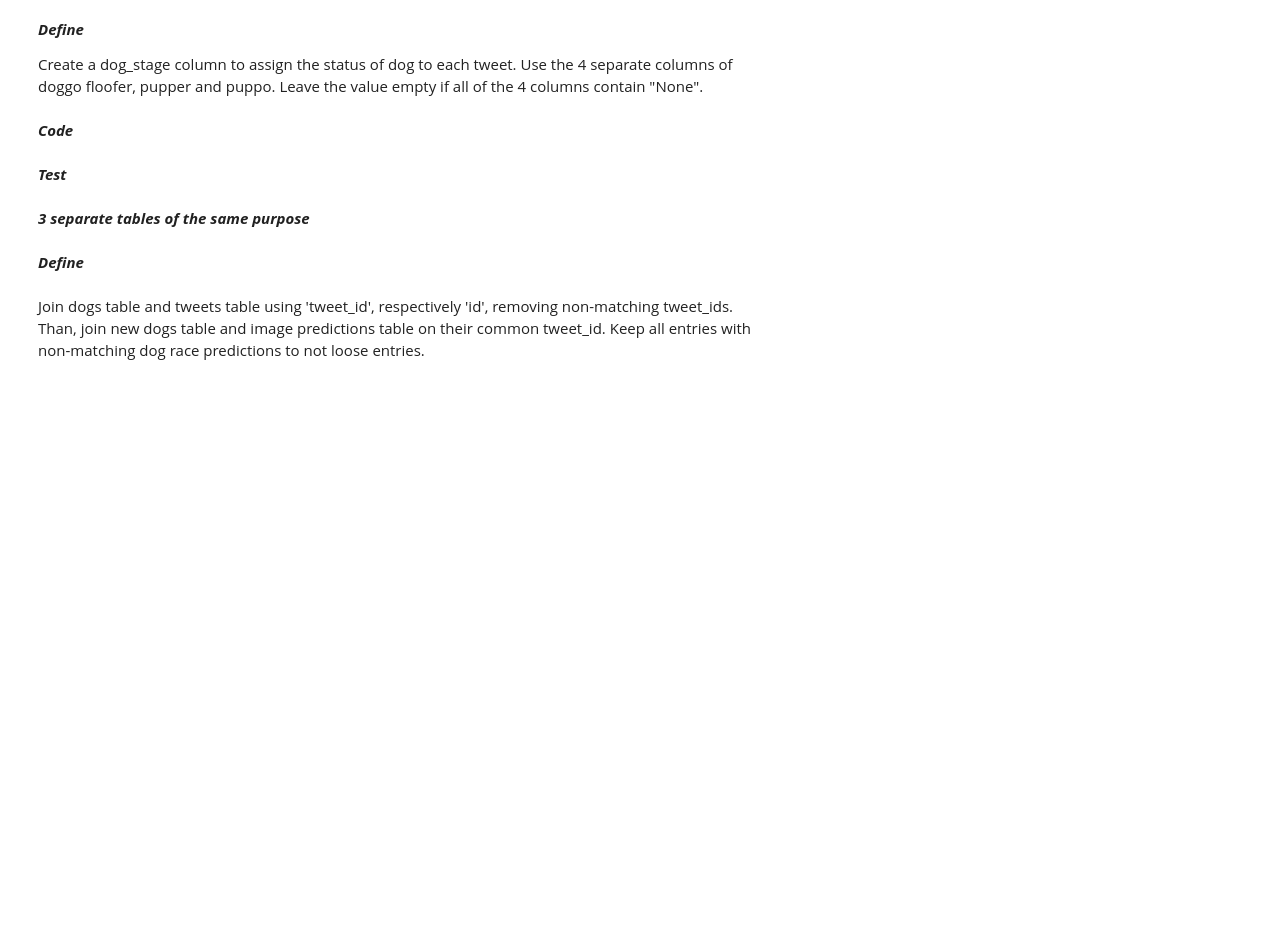
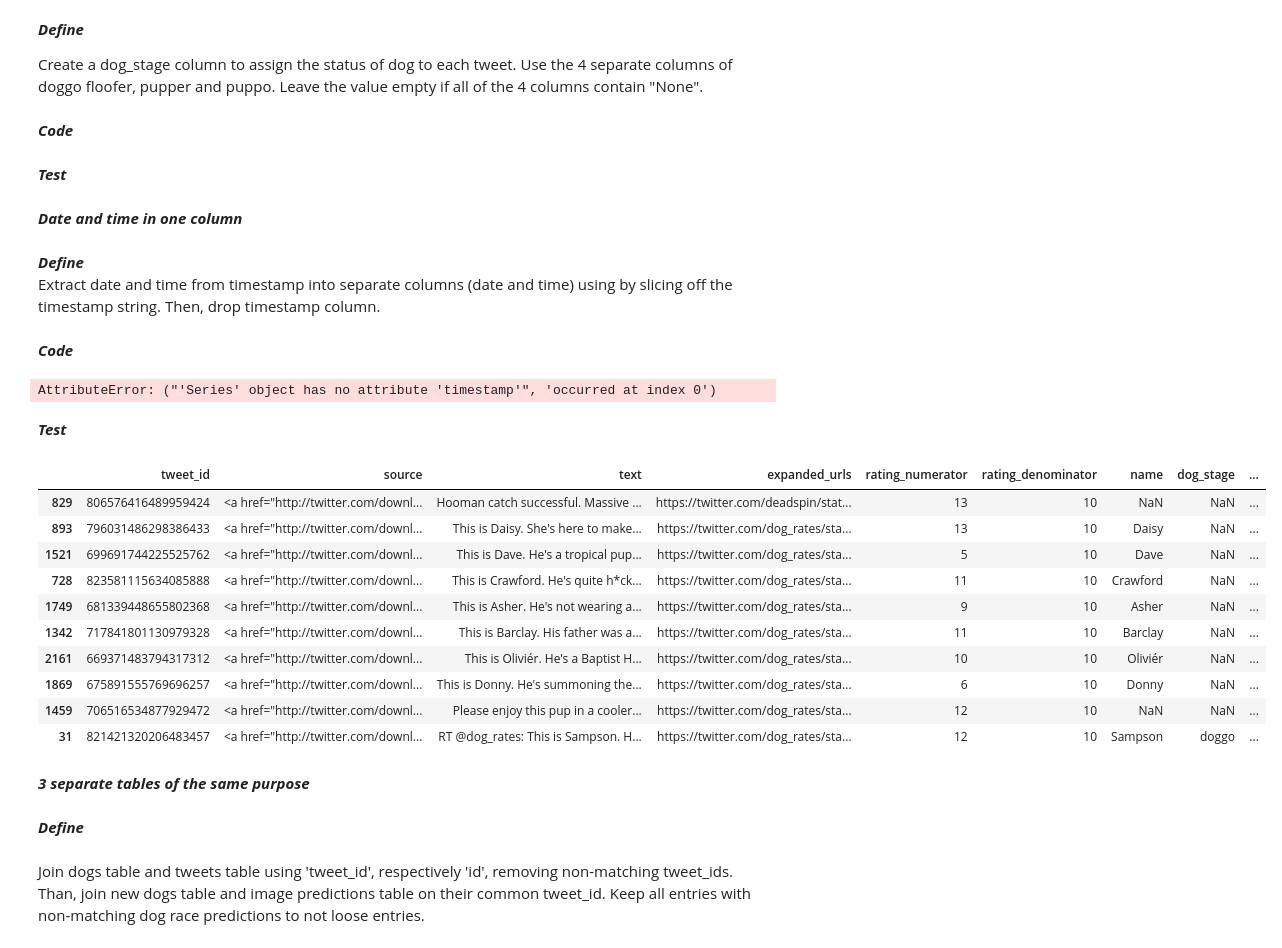
Before and after one commit to floreencia/we-rate-dogs-data-analysis, a Jupyter notebook: wrangle_act.ipynb, the cells around one changed output. Saved outputs shown, nothing was run; the diff lists cells and outputs as text; code cells hidden in the pictures; blank space fills up the shorter version.

Commit message:
Clean: Date and time in one column

```diff
--- a/wrangle_act.ipynb
+++ b/wrangle_act.ipynb
@@ -454,6 +455,39 @@ dogs_clean.info()
 # %%
 # no changes in value counts of dog stages
 dogs_clean.dog_stage.value_counts()
+# %% [markdown]
+_**Date and time in one column**_
+# %% [markdown]
+_**Define**_
+Extract date and time from timestamp into separate columns (date and time) using by slicing off the timestamp string. Then, drop timestamp column.
+# %% [markdown]
+_**Code**_
+# %%
+# duplicate time stamp col
+
+# Slice off date and seconds from time
+dogs_clean['time'] = dogs_clean.apply(lambda row: row.timestamp[11:-5], axis=1)
+# slice off time and seconds from timestamp
+dogs_clean['date'] = dogs_clean.apply(lambda row: row.timestamp[:-14], axis=1)
+dogs_clean.drop('timestamp', axis=1, inplace=True)
+# %% [output]
+AttributeError: ("'Series' object has no attribute 'timestamp'", 'occurred at index 0')
+# %% [markdown]
+_**Test**_
+# %%
+dogs_clean.sample(10)
+# %% [output]
+|  | tweet_id | source | text | expanded_urls | rating_numerator | rating_denominator | name | dog_stage | ... |
+| 829 | 806576416489959424 | <a href="http://twitter.com/downl... | Hooman catch successful. Massive ... | https://twitter.com/deadspin/stat... | 13 | 10 | NaN | NaN | ... |
+| 893 | 796031486298386433 | <a href="http://twitter.com/downl... | This is Daisy. She's here to make... | https://twitter.com/dog_rates/sta... | 13 | 10 | Daisy | NaN | ... |
+| 1521 | 699691744225525762 | <a href="http://twitter.com/downl... | This is Dave. He's a tropical pup... | https://twitter.com/dog_rates/sta... | 5 | 10 | Dave | NaN | ... |
+| 728 | 823581115634085888 | <a href="http://twitter.com/downl... | This is Crawford. He's quite h*ck... | https://twitter.com/dog_rates/sta... | 11 | 10 | Crawford | NaN | ... |
+| 1749 | 681339448655802368 | <a href="http://twitter.com/downl... | This is Asher. He's not wearing a... | https://twitter.com/dog_rates/sta... | 9 | 10 | Asher | NaN | ... |
+| 1342 | 717841801130979328 | <a href="http://twitter.com/downl... | This is Barclay. His father was a... | https://twitter.com/dog_rates/sta... | 11 | 10 | Barclay | NaN | ... |
+| 2161 | 669371483794317312 | <a href="http://twitter.com/downl... | This is Oliviér. He's a Baptist H... | https://twitter.com/dog_rates/sta... | 10 | 10 | Oliviér | NaN | ... |
+| 1869 | 675891555769696257 | <a href="http://twitter.com/downl... | This is Donny. He's summoning the... | https://twitter.com/dog_rates/sta... | 6 | 10 | Donny | NaN | ... |
+| 1459 | 706516534877929472 | <a href="http://twitter.com/downl... | Please enjoy this pup in a cooler... | https://twitter.com/dog_rates/sta... | 12 | 10 | NaN | NaN | ... |
+| 31 | 821421320206483457 | <a href="http://twitter.com/downl... | RT @dog_rates: This is Sampson. H... | https://twitter.com/dog_rates/sta... | 12 | 10 | Sampson | doggo | ... |
 # %% [markdown]
 _**3 separate tables of the same purpose**_
 # %% [markdown]
```
Also changed, not shown: parts of 7 cells of this notebook.
